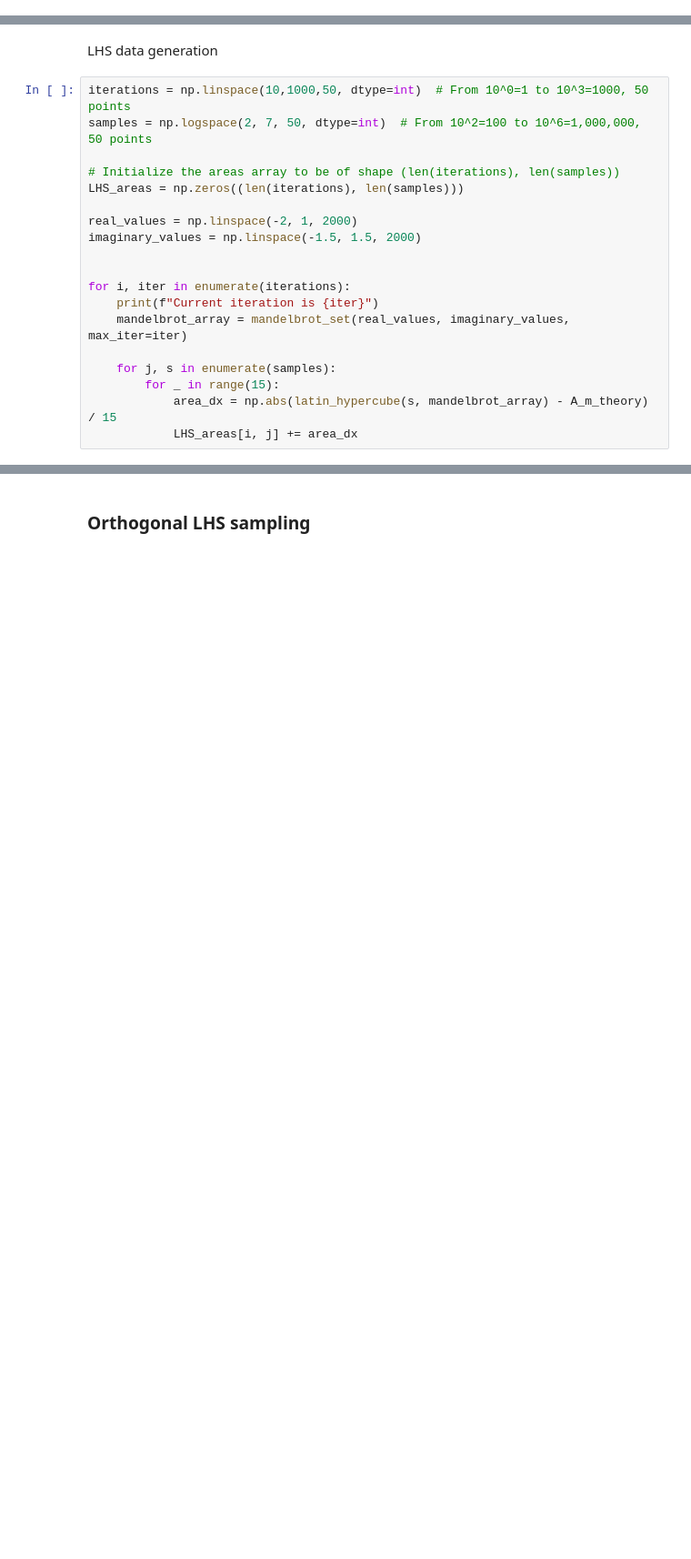
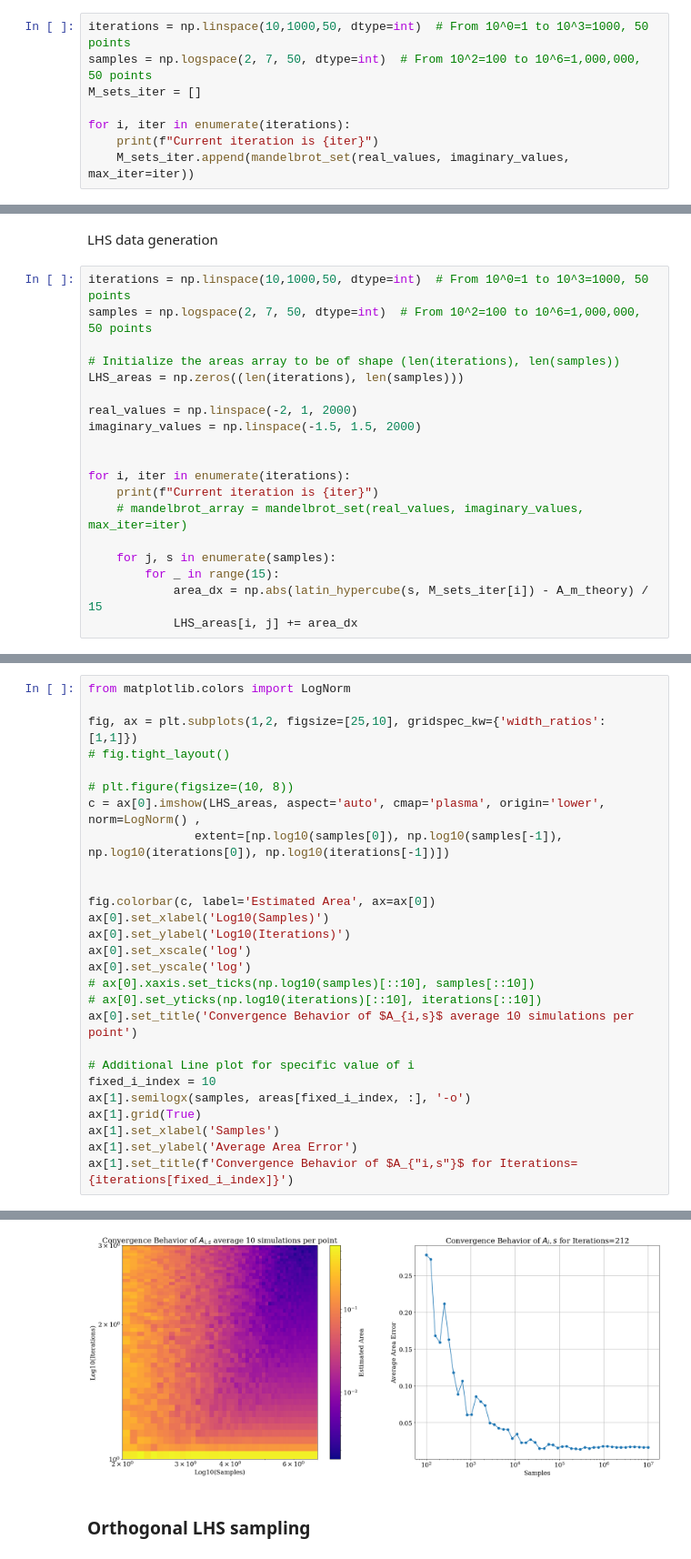
Before and after one commit to reqctoe/STSIM_ass1, a Jupyter notebook: ElinevandeLagemaat_11892900_AdrianRuesink_12195669_EzradeCleen_12042137.ipynb, the cells around one changed output, grey strips where cells are left out. Shown at 91% size. Saved outputs shown, nothing was run; the diff lists cells and outputs as text; blank space fills up the shorter version.

```diff
--- a/ElinevandeLagemaat_11892900_AdrianRuesink_12195669_EzradeCleen_12042137.ipynb
+++ b/ElinevandeLagemaat_11892900_AdrianRuesink_12195669_EzradeCleen_12042137.ipynb
@@ -239,3 +241,11 @@ im = ax.imshow(mandelbrot.T, extent=[-2, 1, -1.5, 1.5], animated=True)
 ani = FuncAnimation(fig, update, frames=500, blit=True)
 ani.save('mandel_zoomnew.gif', writer='pillow', fps=30)
 plt.show()
+# %%
+iterations = np.linspace(10,1000,50, dtype=int)  # From 10^0=1 to 10^3=1000, 50 points
+samples = np.logspace(2, 7, 50, dtype=int)  # From 10^2=100 to 10^6=1,000,000, 50 points
+M_sets_iter = []
+
+for i, iter in enumerate(iterations):
+    print(f"Current iteration is {iter}")
+    M_sets_iter.append(mandelbrot_set(real_values, imaginary_values, max_iter=iter))
@@ -508,9 +592,9 @@ imaginary_values = np.linspace(-1.5, 1.5, 2000)
 
 for i, iter in enumerate(iterations):
     print(f"Current iteration is {iter}")
-    mandelbrot_array = mandelbrot_set(real_values, imaginary_values, max_iter=iter)
+    # mandelbrot_array = mandelbrot_set(real_values, imaginary_values, max_iter=iter)
 
     for j, s in enumerate(samples):
         for _ in range(15):
-            area_dx = np.abs(latin_hypercube(s, mandelbrot_array) - A_m_theory) / 15
+            area_dx = np.abs(latin_hypercube(s, M_sets_iter[i]) - A_m_theory) / 15
             LHS_areas[i, j] += area_dx
@@ -516,0 +619,28 @@ for i, iter in enumerate(iterations):
+# %%
+from matplotlib.colors import LogNorm
+
+fig, ax = plt.subplots(1,2, figsize=[25,10], gridspec_kw={'width_ratios': [1,1]})
+# fig.tight_layout()
+
+# plt.figure(figsize=(10, 8))
+c = ax[0].imshow(LHS_areas, aspect='auto', cmap='plasma', origin='lower', norm=LogNorm() ,
+               extent=[np.log10(samples[0]), np.log10(samples[-1]), np.log10(iterations[0]), np.log10(iterations[-1])])
+
+
+fig.colorbar(c, label='Estimated Area', ax=ax[0])
+ax[0].set_xlabel('Log10(Samples)')
+ax[0].set_ylabel('Log10(Iterations)')
+ax[0].set_xscale('log')
+ax[0].set_yscale('log')
+# ax[0].xaxis.set_ticks(np.log10(samples)[::10], samples[::10])
+# ax[0].set_yticks(np.log10(iterations)[::10], iterations[::10])
+ax[0].set_title('Convergence Behavior of $A_{i,s}$ average 10 simulations per point')
+
+# Additional Line plot for specific value of i
+fixed_i_index = 10
+ax[1].semilogx(samples, areas[fixed_i_index, :], '-o')
+ax[1].grid(True)
+ax[1].set_xlabel('Samples')
+ax[1].set_ylabel('Average Area Error')
+ax[1].set_title(f'Convergence Behavior of $A_{"i,s"}$ for Iterations={iterations[fixed_i_index]}')
+# %% [output]
@@ -517,3 +648,4 @@ for i, iter in enumerate(iterations):
+[figure, added]
 # %% [markdown]
 ### Orthogonal LHS sampling
 # %%
```
Also changed, not shown: parts of 19 cells of this notebook, 4 other files.
